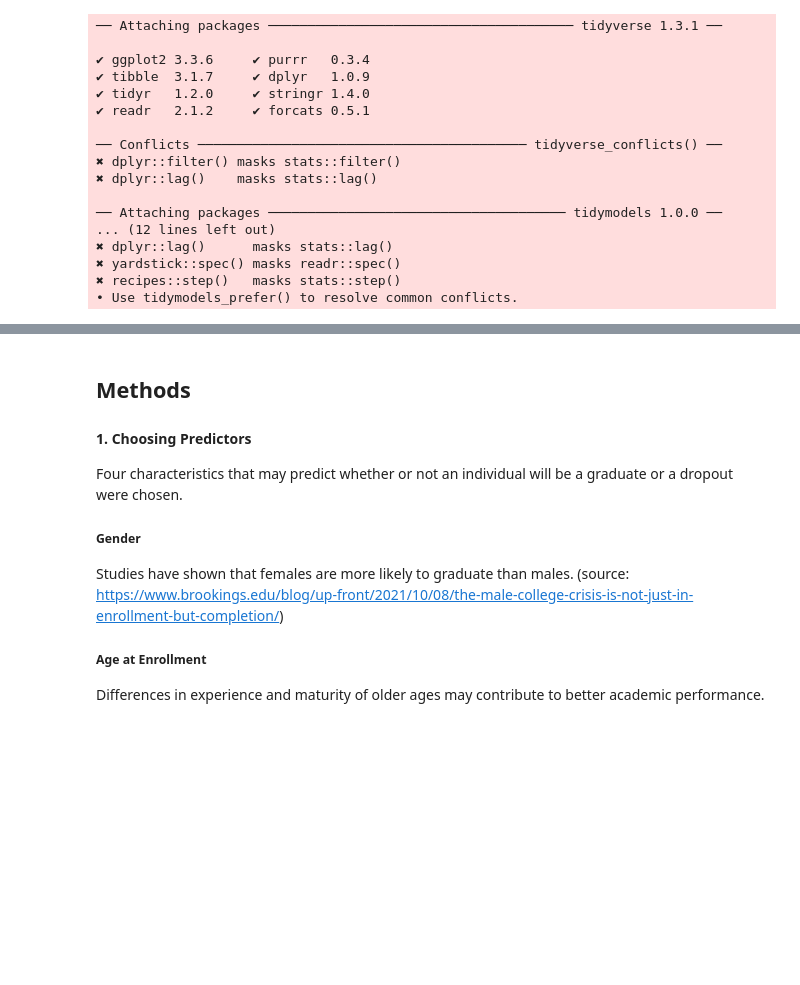
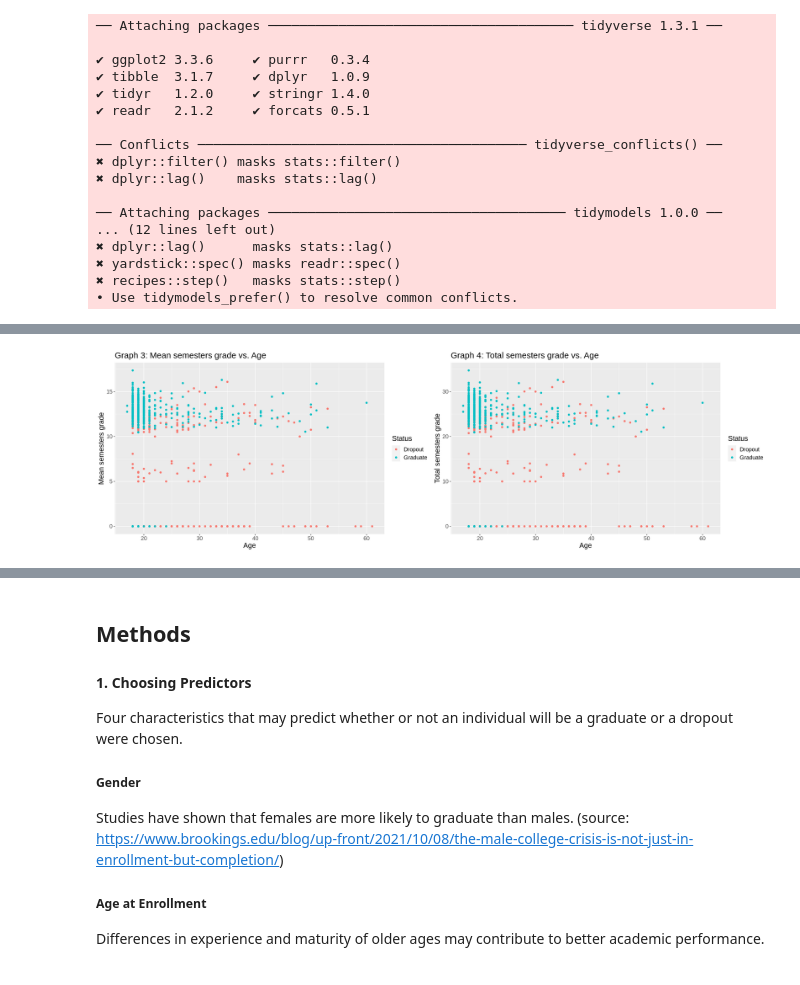
Before and after one commit to ekang27kc/dsci100-2023-T2-Group01-project, a Jupyter notebook: Project_Proposal.ipynb, the cells around one changed output, grey strips where cells are left out. Cells and saved outputs as stored; diff of their text form; code cells hidden in the pictures; blank space fills up the shorter version.

```diff
--- a/Project_Proposal.ipynb
+++ b/Project_Proposal.ipynb
@@ -49,0 +103,24 @@ A tibble: 6 × 35
+# %%
+# graph3: mean grade for the first and second semester vs. age
+# graph4: sum of the grade of the first and second semester vs. age
+options(repr.plot.width = 20, repr.plot.height = 6)
+
+mean_grade_plot <- data_train |>
+    mutate(mean_sem_grade = (first_semester_grade + second_semester_grade) / 2) |>
+    ggplot(aes(x = enrollment_age, y = mean_sem_grade, colour = status)) +
+    geom_point() +
+    labs(x = "Age", y = "Mean semesters grade", title = "Graph 3: Mean semesters grade vs. Age",
+         colour = "Status") +
+    theme(text = element_text(size = 15))
+
+sum_grade_plot <- data_train |>
+    mutate(sum_sem_grade = first_semester_grade + second_semester_grade) |>
+    ggplot(aes(x = enrollment_age, y = sum_sem_grade, colour = status)) +
+    geom_point() +
+    labs(x = "Age", y = "Total semesters grade", title = "Graph 4: Total semesters grade vs. Age",
+         colour = "Status") +
+    theme(text = element_text(size = 15))
+
+plot_grid(mean_grade_plot, sum_grade_plot)
+# %% [output]
+[figure, added]
```
Also changed, not shown: parts of 8 cells of this notebook.
